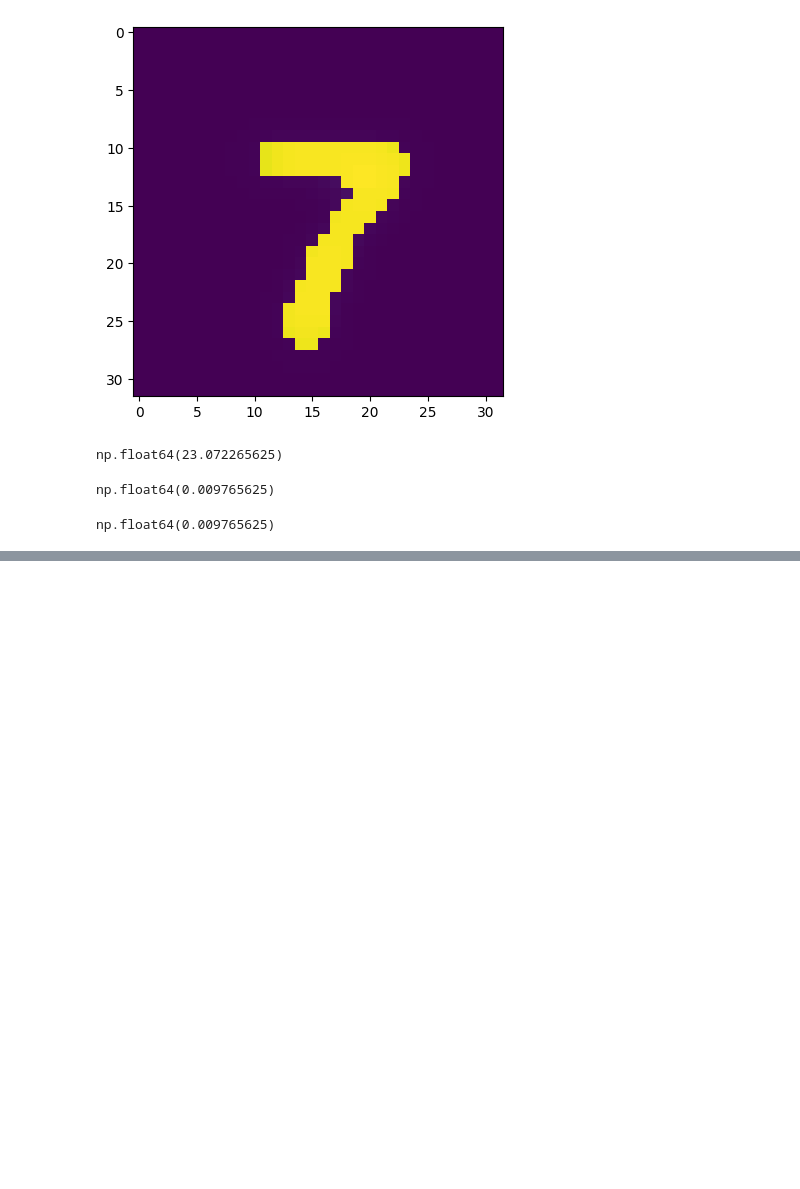
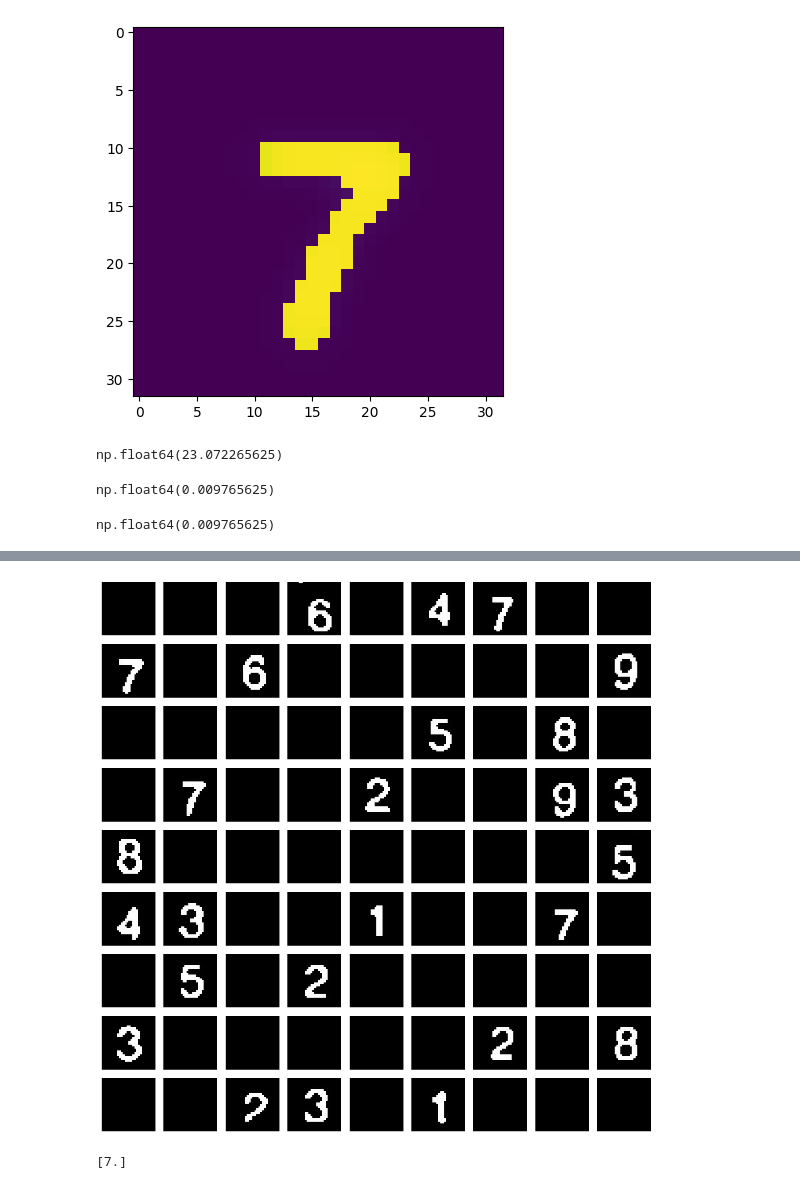
Before and after one commit to parsamhb82/AI-Powered_Sudoku_Grid_Extraction_and_Solver, a Jupyter notebook: image_processing.ipynb, the cells around one changed output, grey strips where cells are left out. Drawn from its saved outputs; the diff is of its cells as text; code cells hidden in the pictures; blank space fills up the shorter version.

```diff
--- a/image_processing.ipynb
+++ b/image_processing.ipynb
@@ -272,0 +346,18 @@ plt.show()
+# %%
+for i in range(grid_size):
+    for j in range(grid_size):
+
+        if soduku_filled[i][j] == False:
+            continue
+        soduku_grid[i][j] = center_image(soduku_grid[i][j])
+
+fig, axes = plt.subplots(grid_size, grid_size, figsize=(10, 10))
+for i in range(grid_size):
+    for j in range(grid_size):
+        axes[i, j].imshow(soduku_grid[i][j], cmap='gray')
+        axes[i, j].axis("off")
+
+plt.tight_layout()
+plt.show()
+# %% [output]
+[figure, added]
@@ -272,0 +369,4 @@ plt.show()
+# %%
+print(model.predict(soduku_grid[8][2].reshape(-1, 784)))
+# %% [output]
+[7.]
```
Also changed, not shown: parts of 14 cells of this notebook, 1 other file.
